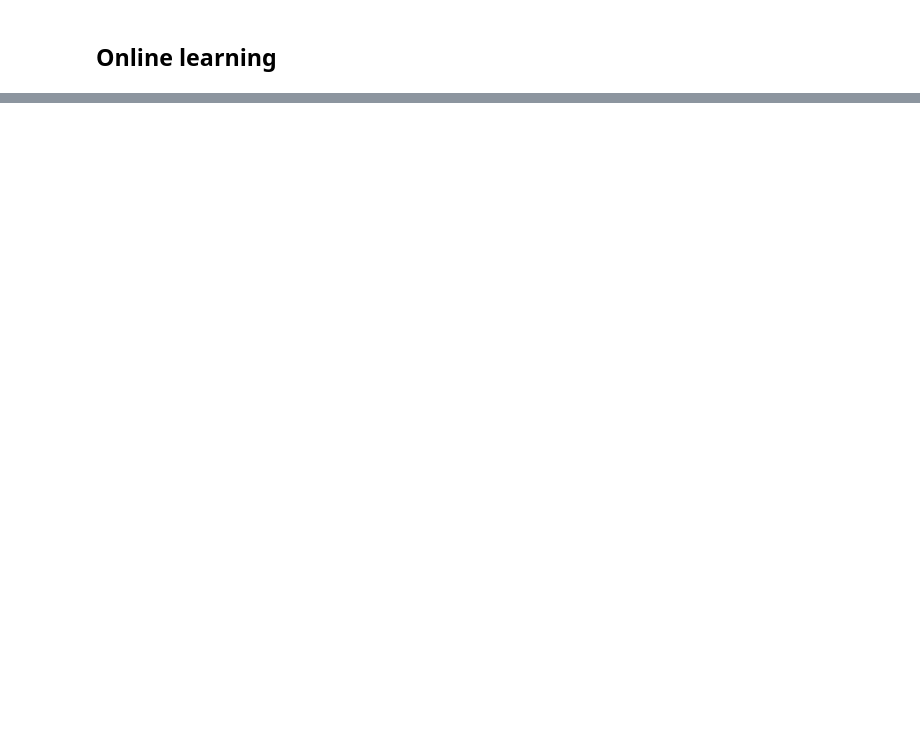
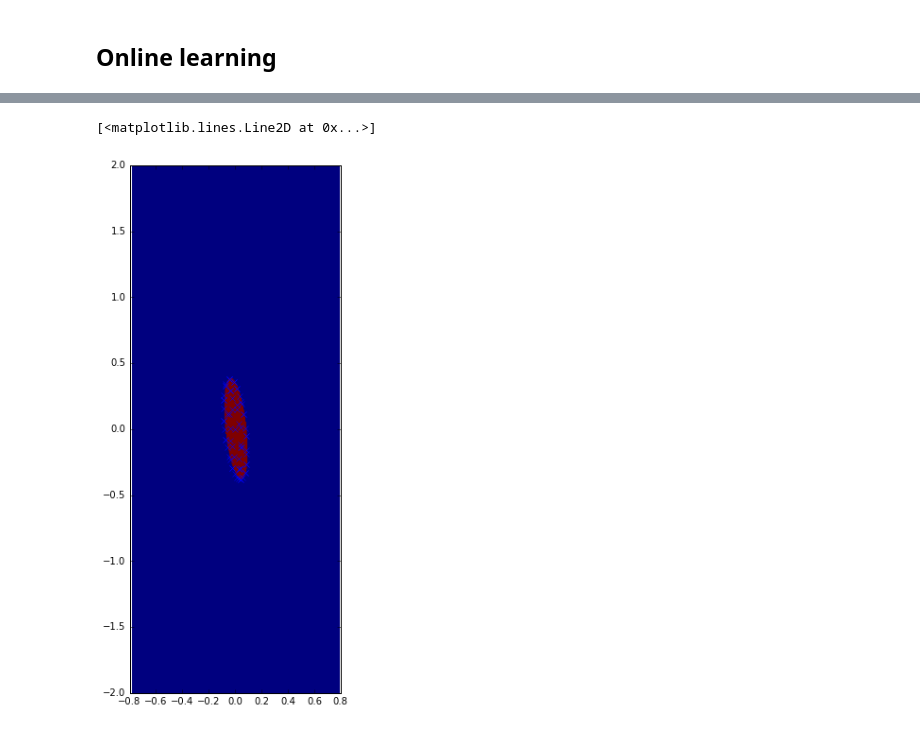
Before and after one commit to befelix/safe_learning, a Jupyter notebook: lyapunov_safety.ipynb, the cells around one changed output, grey strips where cells are left out. Saved outputs shown, nothing was run; the diff lists cells and outputs as text; code cells hidden in the pictures; blank space fills up the shorter version.

```diff
--- a/lyapunov_safety.ipynb
+++ b/lyapunov_safety.ipynb
@@ -195,11 +196,13 @@ def find_max_levelset(S, V, accuracy, interval=None):
 tau = 0.005
 
 # x_min, x_max, accuracy
-grid_param = [(-0.5, 0.5, tau),
-              (-0.5, 0.5, tau)]
+grid_param = [(-math.radians(45), math.radians(45), tau),
+              (-2, 2, tau)]
 
-extent = [grid_param[0][0], grid_param[0][1], grid_param[1][0], grid_param[1][1]]
+extent = np.array([grid_param[0][0], grid_param[0][1], grid_param[1][0], grid_param[1][1]])
 
 grid = [np.arange(*x) for x in grid_param]
 num_samples = [len(x) for x in grid]
 grid = combinations(grid)
+
+print('Grid size: {0}'.format(len(grid)))
@@ -274,5 +374,21 @@ plt.imshow(np.reshape(S, num_samples).T, extent=extent, origin='lower')
 # %% [markdown]
 ## Online learning
+# %%
+V, dV = quadratic_lyapunov_function(grid, P)
+
+def update_gp():
+    dynamics_mean, dynamics_var = predict_model(gp, grid)
+    if np.any(gp_var < 0):
+        print('negative variance Oo')
+    V_dot = compute_V_dot(dV, dynamics_mean, dynamics_var, beta=2.)
+    S = get_safe_set(V_dot, L*tau, S0=S0)
+    c = find_max_levelset(S, V, accuracy)
+    S[:] = V <= c
+    max_id = np.argmax(dynamics_var[S, 1])
+    max_state = grid[S][[max_id], :].copy()
+    gp.set_XY(np.vstack([gp.X, max_state]),
+              np.vstack([gp.Y, true_dynamics(max_state)[:, [1]]]))
+    return S
 # %%
 for i in range(10):
     update_gp()
@@ -281,5 +399,9 @@ print(np.count_nonzero(S))
 # %%
+fig = plt.figure(figsize=(10, 10))
 c = plt.imshow(np.reshape(S, num_samples).T, extent=extent, origin='lower')
 # c = plt.imshow(np.reshape(V_dot, num_samples).T < 0, extent=extent, origin='lower', cmap='viridis')
 # plt.colorbar(c)
 plt.plot(gp.X[:, 0], gp.X[:, 1], 'x')
+# %% [output]
+[<matplotlib.lines.Line2D at 0x...>]
+[figure, added]
```
Also changed, not shown: parts of 13 cells of this notebook.
